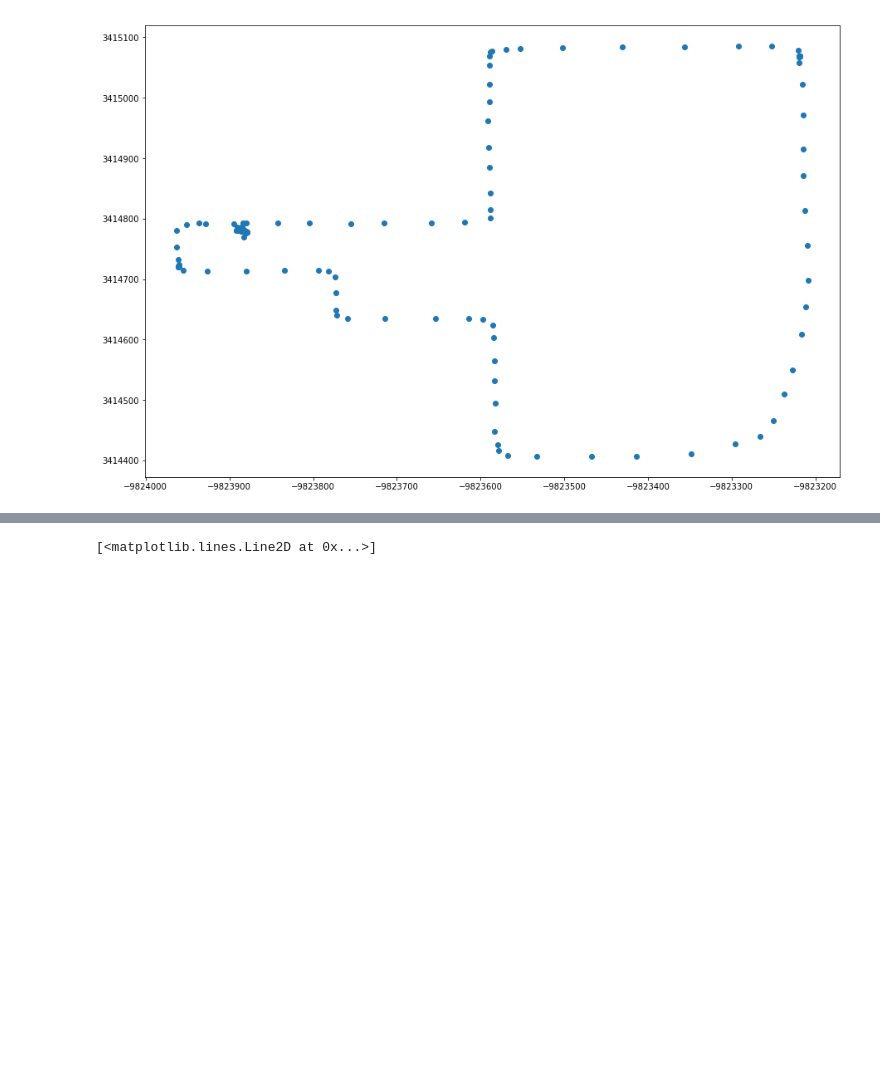
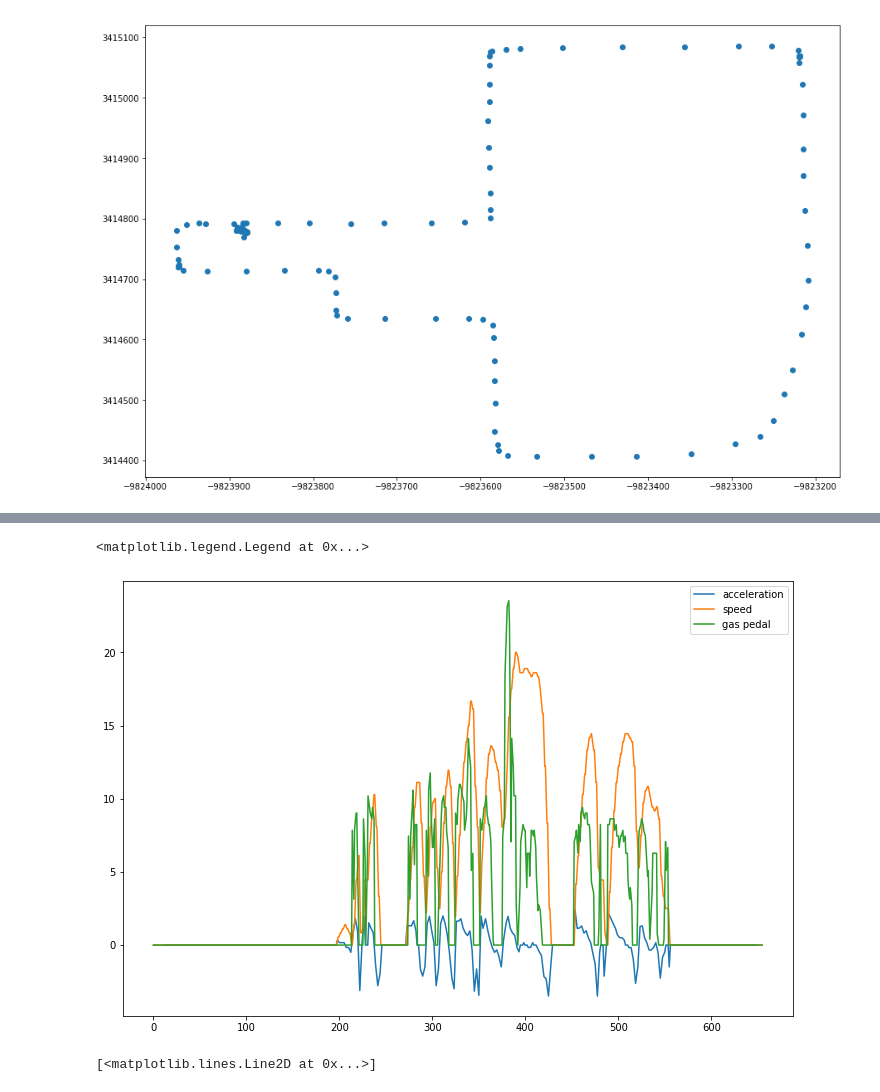
Before and after one commit to inducer/splash-activities, a Jupyter notebook: mste-drive-2019-10-31/Drive data.ipynb, the cells around one changed output, grey strips where cells are left out. Cells and saved outputs as stored; diff of their text form; code cells hidden in the pictures; blank space fills up the shorter version.

```diff
--- a/mste-drive-2019-10-31/Drive data.ipynb
+++ b/mste-drive-2019-10-31/Drive data.ipynb
@@ -124,3 +122,24 @@ plt.plot(
+# %%
+obd_accelerations_cleaned = []
+obd_acceleration_times_cleaned = []
+
+for i in range(1, len(obd_accelerations)-1):
+    if not (abs(obd_accelerations[i]) < 0.1
+            and abs(obd_accelerations[i-1]) > 0.1
+            and abs(obd_accelerations[i+1]) > 0.1):
+
+        obd_accelerations_cleaned.append(obd_accelerations[i])
+        obd_acceleration_times_cleaned.append(obd_acceleration_times[i])
+
+plt.figure(figsize=(12, 8))
+plt.plot(obd_acceleration_times_cleaned, obd_accelerations_cleaned, label="acceleration")
+plt.plot(vehicle_times, obd_speed, label="speed")
+
+plt.plot(vehicle_times, vehicle["Relative gas pedal position"], label="gas pedal")
+plt.legend()
+# %% [output]
+<matplotlib.legend.Legend at 0x...>
+[figure, added]
 # %%
 # integrate up acceleration to get another estimate of speed
 acc_speed = 0
```
Also changed, not shown: parts of 6 cells of this notebook.
